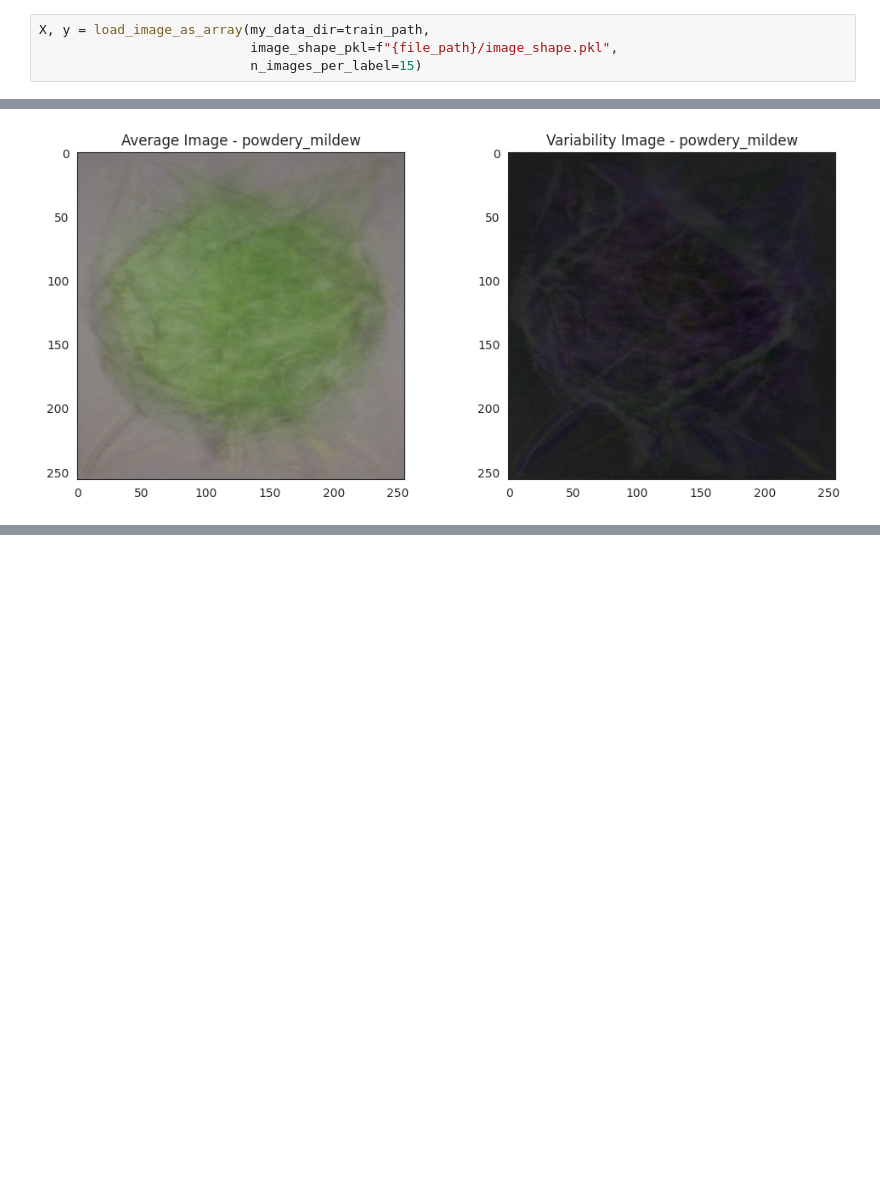
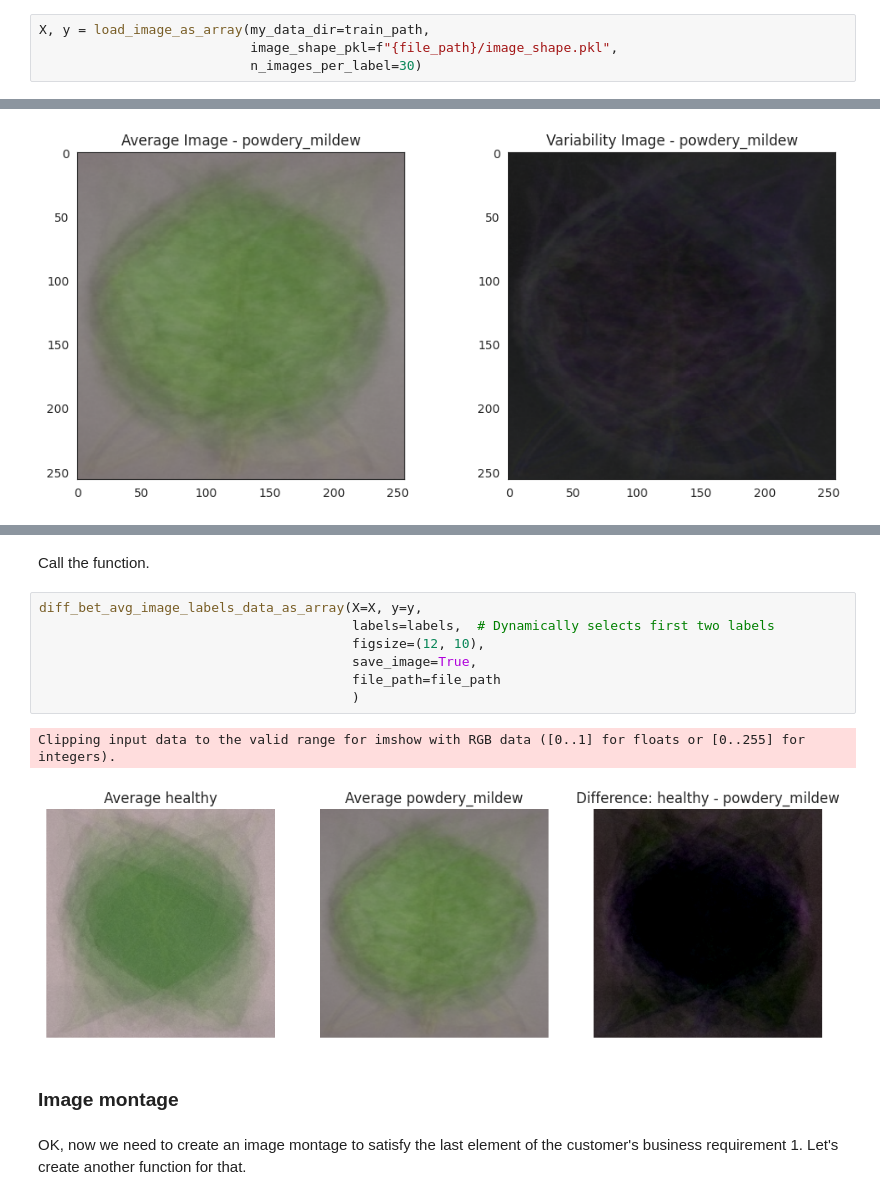
Before and after one commit to Duffew/milestone-project-mildew-detection-in-cherry-leaves, a Jupyter notebook: jupyter_notebooks/02 - DataVisualization.ipynb, the cells around one changed output, grey strips where cells are left out. Saved outputs shown, nothing was run; the diff lists cells and outputs as text; blank space fills up the shorter version.

Commit message:
feat: add functions for studying the difference between average images; creating an image montage in DataVisualizations

```diff
--- a/jupyter_notebooks/02 - DataVisualization.ipynb
+++ b/jupyter_notebooks/02 - DataVisualization.ipynb
@@ -362,6 +354,6 @@ This called function will return equal numbers of images for each label. To adju
 # %%
 X, y = load_image_as_array(my_data_dir=train_path,
                            image_shape_pkl=f"{file_path}/image_shape.pkl",
-                           n_images_per_label=15)
+                           n_images_per_label=30)
 # %% [output]
 📄 Loaded image shape from pickle: (256, 256, 3)
@@ -455,0 +530,16 @@ plot_mean_variability_per_labels(X=X, y=y, labels=labels, figsize=(12, 5), save_
+# %% [markdown]
+Call the function.
+# %%
+diff_bet_avg_image_labels_data_as_array(X=X, y=y,
+                                        labels=labels,  # Dynamically selects first two labels
+                                        figsize=(12, 10),
+                                        save_image=True,
+                                        file_path=file_path
+                                        )
+# %% [output]
+Clipping input data to the valid range for imshow with RGB data ([0..1] for floats or [0..255] for integers).
+[figure, added]
+# %% [markdown]
+### Image montage
+# %% [markdown]
+OK, now we need to create an image montage to satisfy the last element of the customer's business requirement 1. Let's create another function for that.
```
Also changed, not shown: parts of 21 cells of this notebook, 3 other files.
